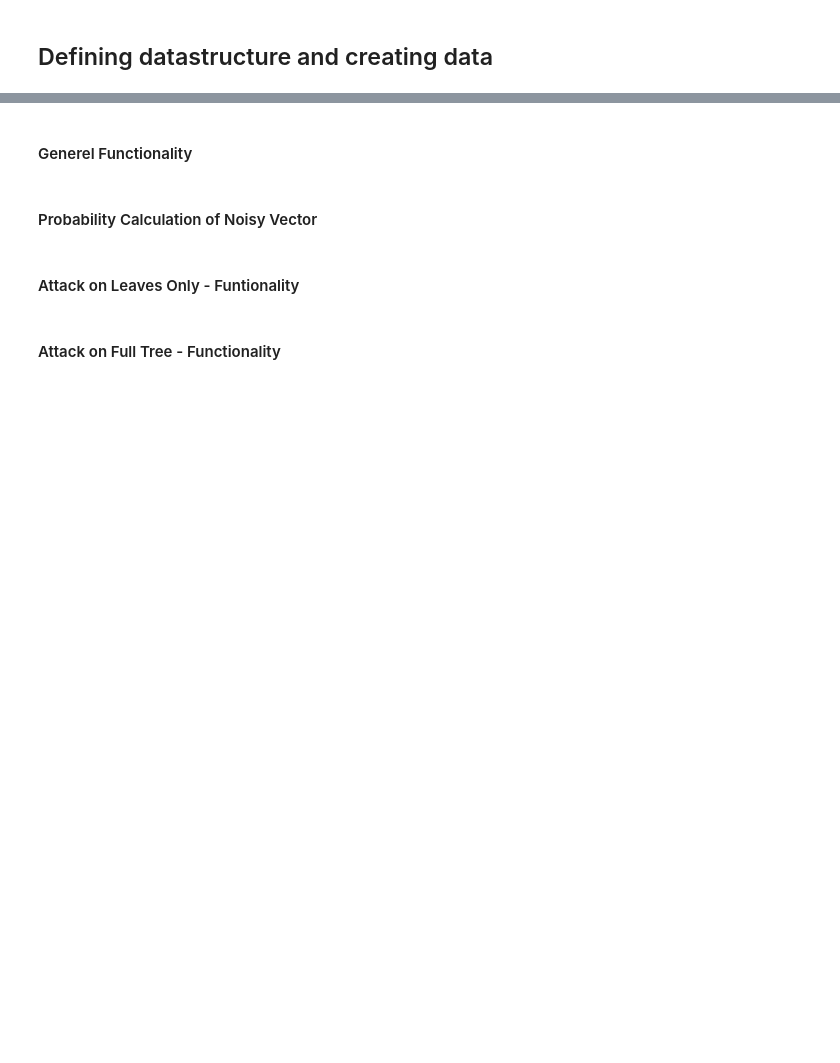
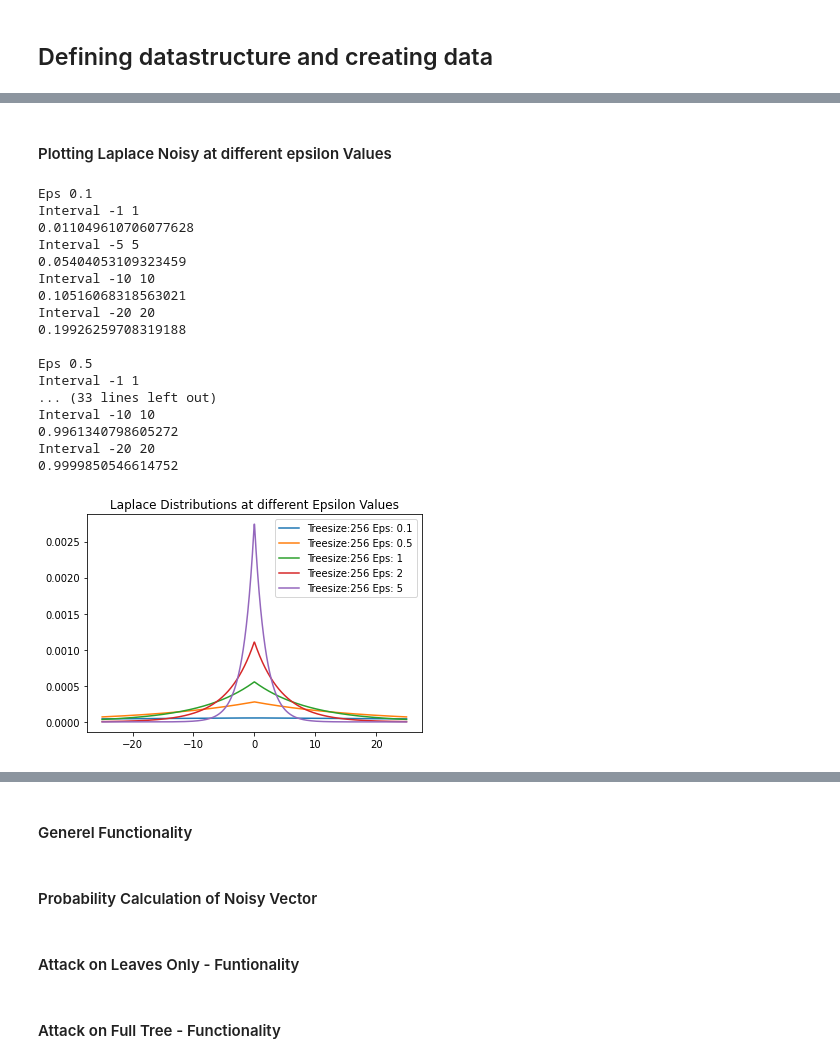
Before and after one commit to emil565a/DifferentialPrivacy_BachelorProject, a Jupyter notebook: Project.ipynb, the cells around one changed output, grey strips where cells are left out. Saved outputs shown, nothing was run; the diff lists cells and outputs as text; code cells hidden in the pictures; blank space fills up the shorter version.

```diff
--- a/Project.ipynb
+++ b/Project.ipynb
@@ -318,0 +444,63 @@ The Counter Algoritm adds noisy to every interval according to Lap((1+log2T)/eps
+# %% [markdown]
+#### Plotting Laplace Noisy at different epsilon Values
+# %%
+def expectedErrors(eps, T, interval):
+    lapB = laplace.cdf(interval, 0, ((1+math.log2(T))/eps))
+    lapA = laplace.cdf(0-interval, 0, ((1+math.log2(T))/eps))
+    prop = lapB-lapA
+    return prop
+
+def CalculateCDFOnIntervals(epsValues, T):
+    for eps in epsValues:
+        print("\nEps", eps)
+        for inter in intervals:
+            print("Interval", 0-inter, inter)
+            print(expectedErrors(eps, T, inter))
+
+#Plot noisy Functions
+def plotNoise(epsValues, treeSizes):
+    for eps in epsValues:
+        for t in treeSizes:
+            x = np.linspace(-25,25, num=1000)
+            loc = 0
+            scale = (((1+math.log2(t))/eps))
+            yValues = stats.laplace.pdf(x, loc = 0, scale = scale)
+
+            a = np.round(np.random.laplace(loc, scale, 100))
+            count = 0
+            for value in a:
+                if value > -0.5 and value < 0.5:
+                    count = count+1
+            #print("eps", eps, "pr[X = 0] =", count/100)
+            #xFullValues = [-5,-4,-3,-2,-1,0,1,2,3,4,5]
+            plt.plot(x, yValues/100, label = ("Treesize:"+str(t)+" Eps: "+str(eps)))
+            plt.legend()
+    plt.title("Laplace Distributions at different Epsilon Values")
+    plt.show()
+
+
+maxTreeSize = 7
+epsValues = [0.1, 0.5, 1,  2, 5]
+intervals = [1, 5, 10, 20]
+treeSizes = [2**8]
+CalculateCDFOnIntervals(epsValues, treeSizes[0] )
+plotNoise(epsValues, treeSizes)
+# %% [output]
+Eps 0.1
+Interval -1 1
+0.011049610706077628
+Interval -5 5
+0.05404053109323459
+Interval -10 10
+0.10516068318563021
+Interval -20 20
+0.19926259708319188
+
+Eps 0.5
+Interval -1 1
+... (33 lines left out)
+Interval -10 10
+0.9961340798605272
+Interval -20 20
+0.9999850546614752
+[figure, added]
```
Also changed, not shown: parts of 41 cells of this notebook.
